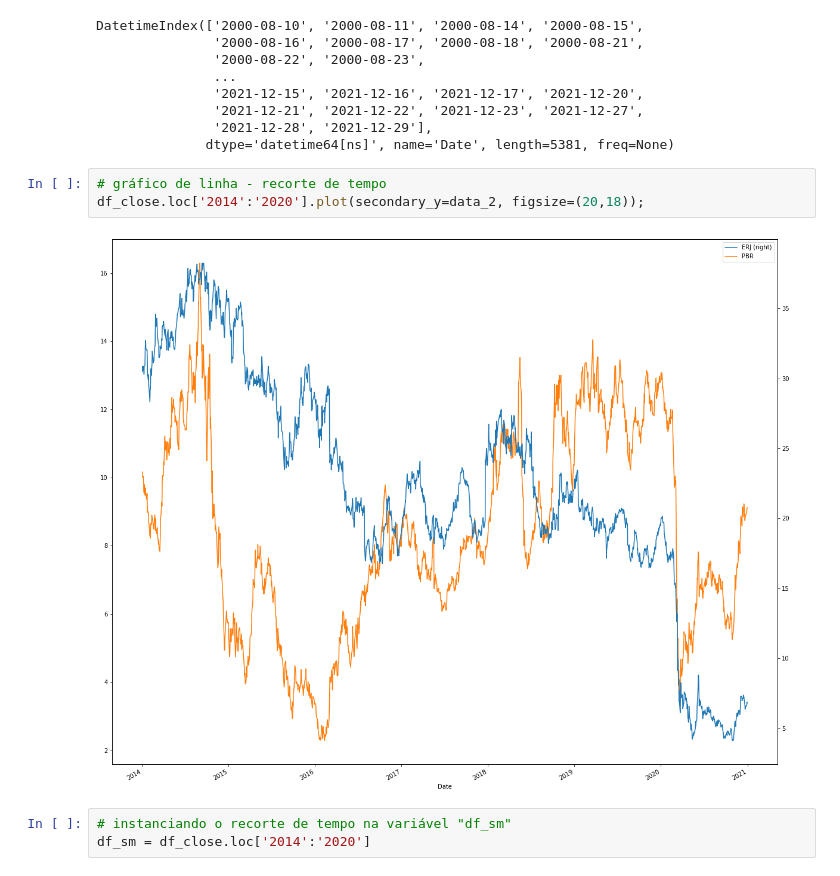
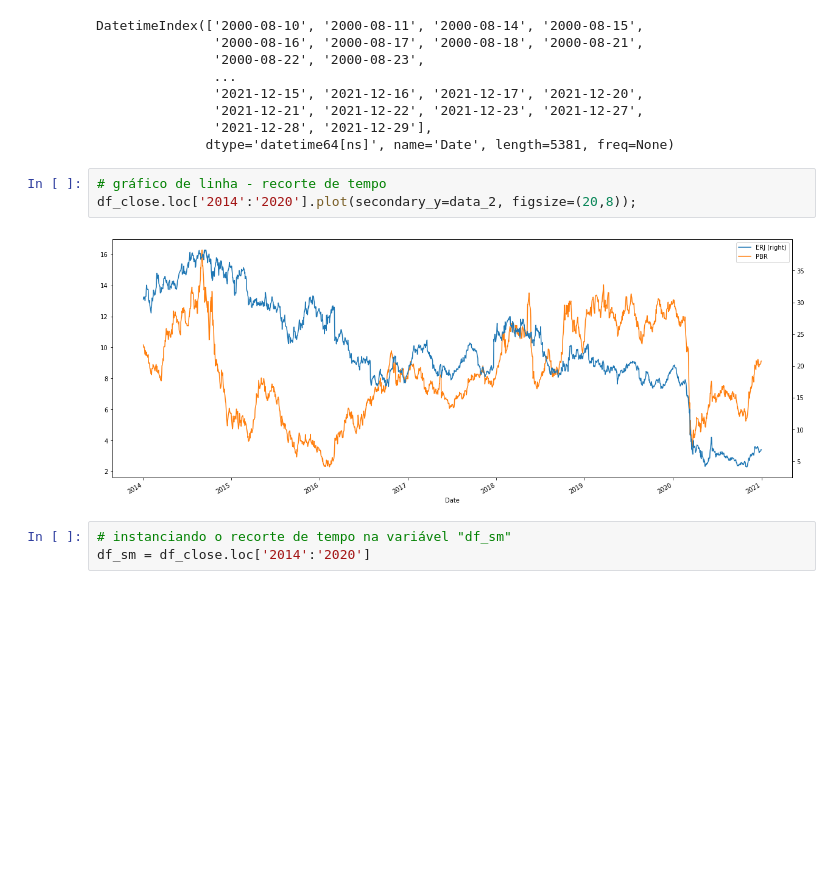
Before and after one commit to FGalvao77/Analise-de-correlacao-com-dados-financeiros, a Jupyter notebook: Análise_de_correlação_com_dados_financeiros.ipynb, the cells around one changed output. Cells and saved outputs as stored; diff of their text form; blank space fills up the shorter version.

```diff
--- a/Análise_de_correlação_com_dados_financeiros.ipynb
+++ b/Análise_de_correlação_com_dados_financeiros.ipynb
@@ -154,9 +154,9 @@ DatetimeIndex(['2000-08-10', '2000-08-11', '2000-08-14', '2000-08-15',
               dtype='datetime64[ns]', name='Date', length=5381, freq=None)
 # %%
 # gráfico de linha - recorte de tempo
-df_close.loc['2014':'2020'].plot(secondary_y=data_2, figsize=(20,18));
+df_close.loc['2014':'2020'].plot(secondary_y=data_2, figsize=(20,8));
 # %% [output]
-[figure, old version]
+[figure, new version]
 # %%
 # instanciando o recorte de tempo na variável "df_sm"
 df_sm = df_close.loc['2014':'2020']
```
Also changed, not shown: parts of 6 cells of this notebook.
